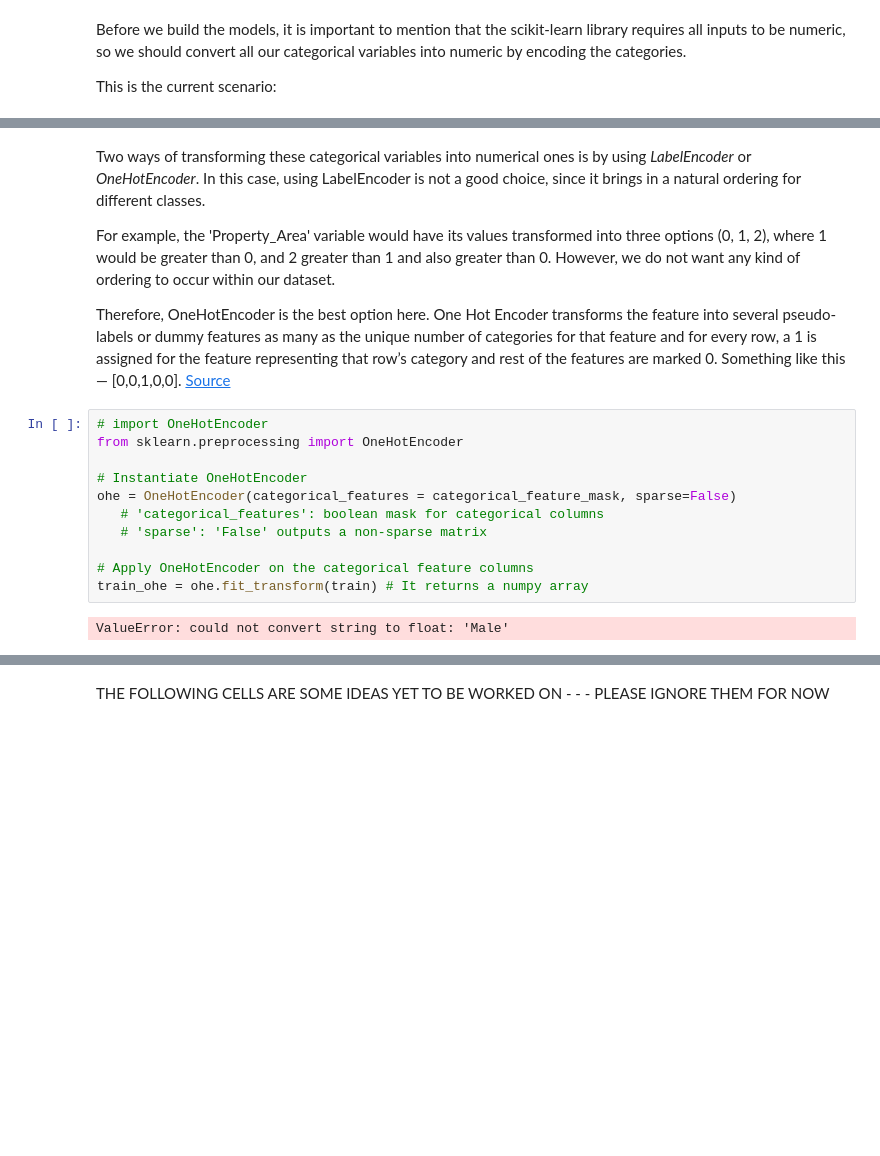
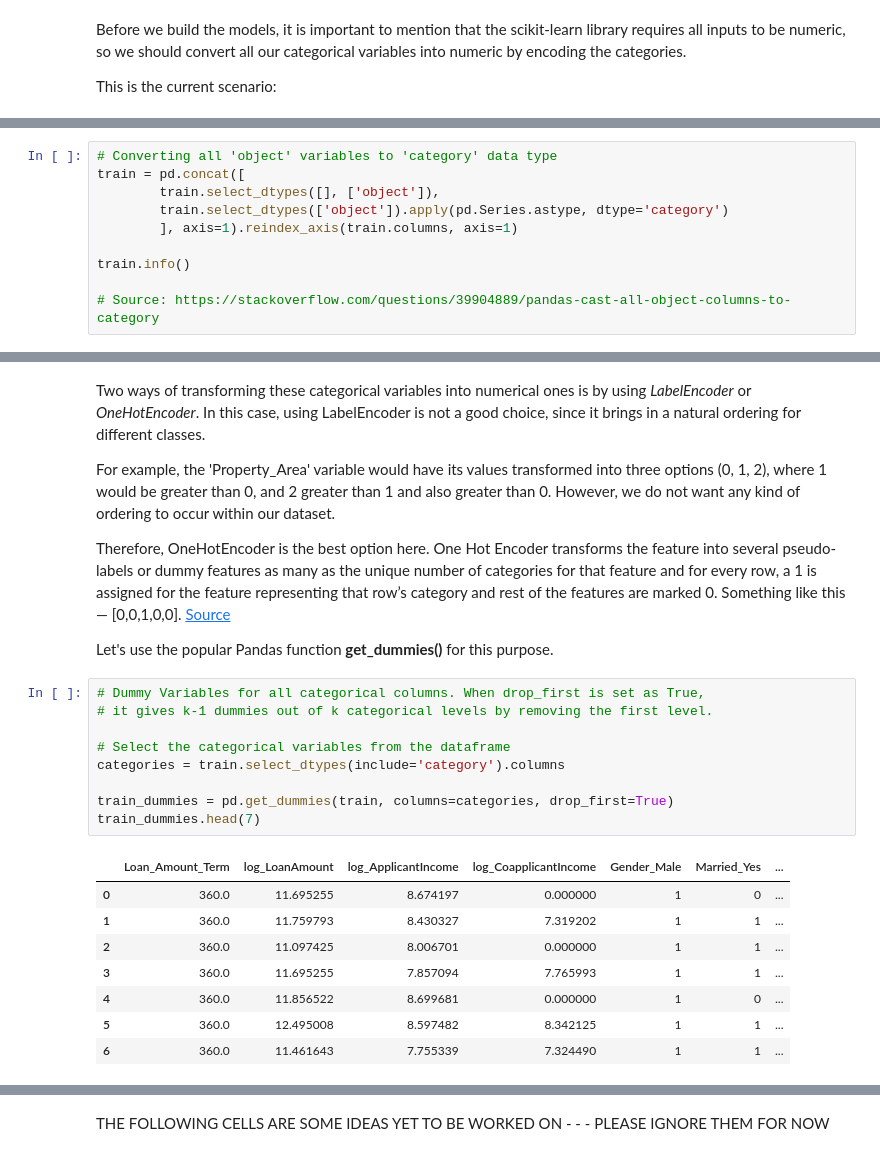
Before and after one commit to Buidex/loan_prediction_AnalyticsVidhya, a Jupyter notebook: Loan Prediction III - Analytics Vidhya.ipynb, the cells around one changed output, grey strips where cells are left out. Drawn from its saved outputs; the diff is of its cells as text; blank space fills up the shorter version.

Commit message:
Add files via upload
Converts categorical variables into numeric;
Selects the columns to be used in the regression models;
Executes train/test split;
Applies Logistic Regression

```diff
--- a/Loan Prediction III - Analytics Vidhya.ipynb
+++ b/Loan Prediction III - Analytics Vidhya.ipynb
@@ -764,0 +747,10 @@ categorical_cols
+# %%
+# Converting all 'object' variables to 'category' data type
+train = pd.concat([
+        train.select_dtypes([], ['object']),
+        train.select_dtypes(['object']).apply(pd.Series.astype, dtype='category')
+        ], axis=1).reindex_axis(train.columns, axis=1)
+
+train.info()
+
+# Source: https://stackoverflow.com/questions/39904889/pandas-cast-all-object-columns-to-category
@@ -768,16 +778,23 @@ Two ways of transforming these categorical variables into numerical ones is by u
 For example, the 'Property_Area' variable would have its values transformed into three options (0, 1, 2), where 1 would be greater than 0, and 2 greater than 1 and also greater than 0. However, we do not want any kind of ordering to occur within our dataset.
 
 Therefore, OneHotEncoder is the best option here. One Hot Encoder transforms the feature into several pseudo-labels or dummy features as many as the unique number of categories for that feature and for every row, a 1 is assigned for the feature representing that row’s category and rest of the features are marked 0. Something like this — [0,0,1,0,0]. [Source](https://towardsdatascience.com/smarter-ways-to-encode-categorical-data-for-machine-learning-part-1-of-3-6dca2f71b159)
+
+Let's use the popular Pandas function **get_dummies()** for this purpose.
-# %%
-# import OneHotEncoder
-from sklearn.preprocessing import OneHotEncoder
-
-# Instantiate OneHotEncoder
-ohe = OneHotEncoder(categorical_features = categorical_feature_mask, sparse=False)
-   # 'categorical_features': boolean mask for categorical columns
-   # 'sparse': 'False' outputs a non-sparse matrix
-
-# Apply OneHotEncoder on the categorical feature columns
-train_ohe = ohe.fit_transform(train) # It returns a numpy array
-# %% [output]
-ValueError: could not convert string to float: 'Male'
+# %%
+# Dummy Variables for all categorical columns. When drop_first is set as True,
+# it gives k-1 dummies out of k categorical levels by removing the first level.
+
+# Select the categorical variables from the dataframe
+categories = train.select_dtypes(include='category').columns
+
+train_dummies = pd.get_dummies(train, columns=categories, drop_first=True)
+train_dummies.head(7)
+# %% [output]
+|  | Loan_Amount_Term | log_LoanAmount | log_ApplicantIncome | log_CoapplicantIncome | Gender_Male | Married_Yes | ... |
+| 0 | 360.0 | 11.695255 | 8.674197 | 0.000000 | 1 | 0 | ... |
+| 1 | 360.0 | 11.759793 | 8.430327 | 7.319202 | 1 | 1 | ... |
+| 2 | 360.0 | 11.097425 | 8.006701 | 0.000000 | 1 | 1 | ... |
+| 3 | 360.0 | 11.695255 | 7.857094 | 7.765993 | 1 | 1 | ... |
+| 4 | 360.0 | 11.856522 | 8.699681 | 0.000000 | 1 | 0 | ... |
+| 5 | 360.0 | 12.495008 | 8.597482 | 8.342125 | 1 | 1 | ... |
+| 6 | 360.0 | 11.461643 | 7.755339 | 7.324490 | 1 | 1 | ... |
```
Also changed, not shown: parts of 18 cells of this notebook.
